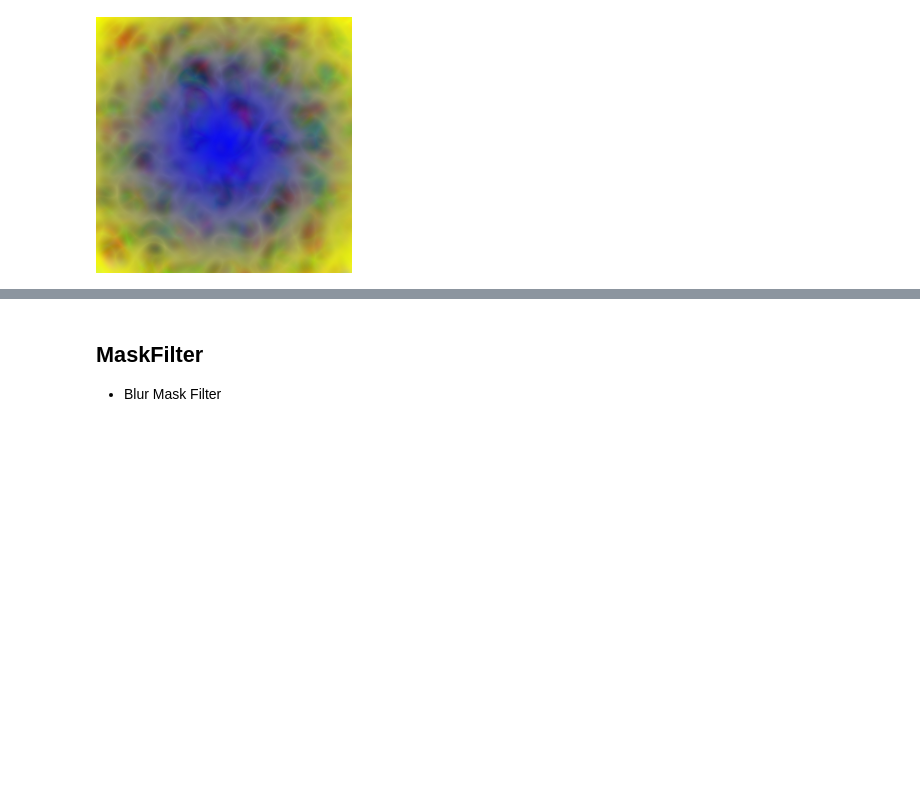
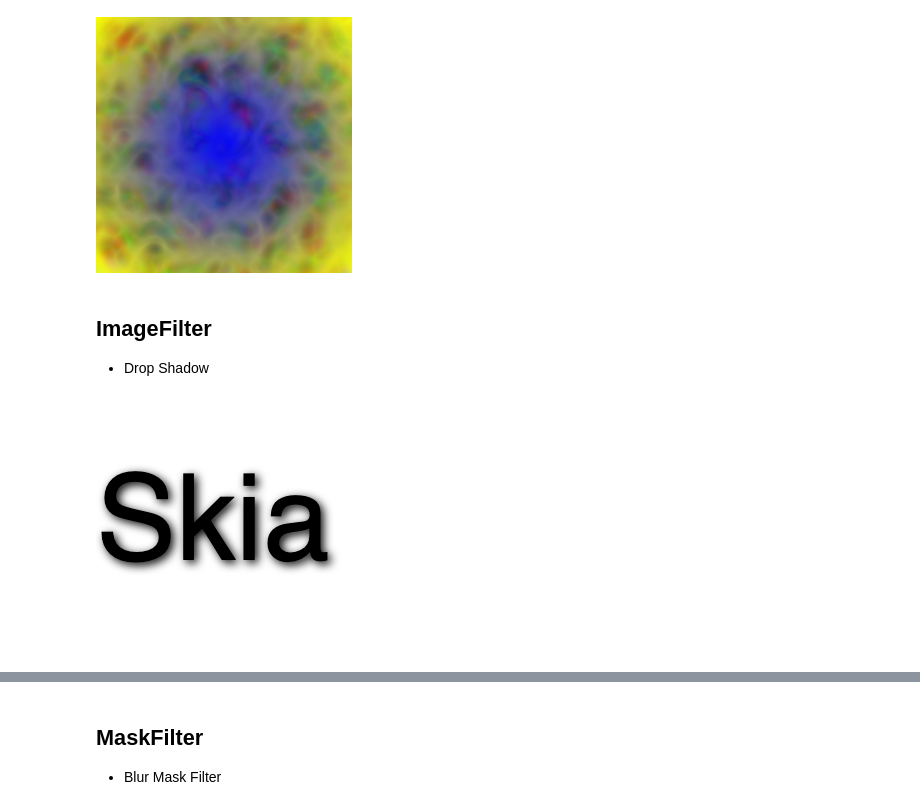
Before and after one commit to kyamagu/skia-python, a Jupyter notebook: notebooks/Paint-Overview.ipynb, the cells around one changed output, grey strips where cells are left out. Drawn from its saved outputs; the diff is of its cells as text; code cells hidden in the pictures; blank space fills up the shorter version.

```diff
--- a/notebooks/Paint-Overview.ipynb
+++ b/notebooks/Paint-Overview.ipynb
@@ -275,3 +275,17 @@ with draw_target() as canvas:
     canvas.drawPaint({'Shader': shader})
 # %% [output]
 [figure]
+# %% [markdown]
+## ImageFilter
+
+* Drop Shadow
+# %%
+with draw_target() as canvas:
+    canvas.drawColor(skia.ColorWHITE)
+    paint = skia.Paint(
+        ImageFilter=skia.ImageFilters.DropShadow(3, 3, 5, 5, skia.ColorBLACK)
+    )
+    blob = skia.TextBlob("Skia", skia.Font(None, 120))
+    canvas.drawTextBlob(blob, 0, 160, paint)
+# %% [output]
+[figure, added]
```
Also changed, not shown: parts of 5 cells of this notebook, 49 other files.
